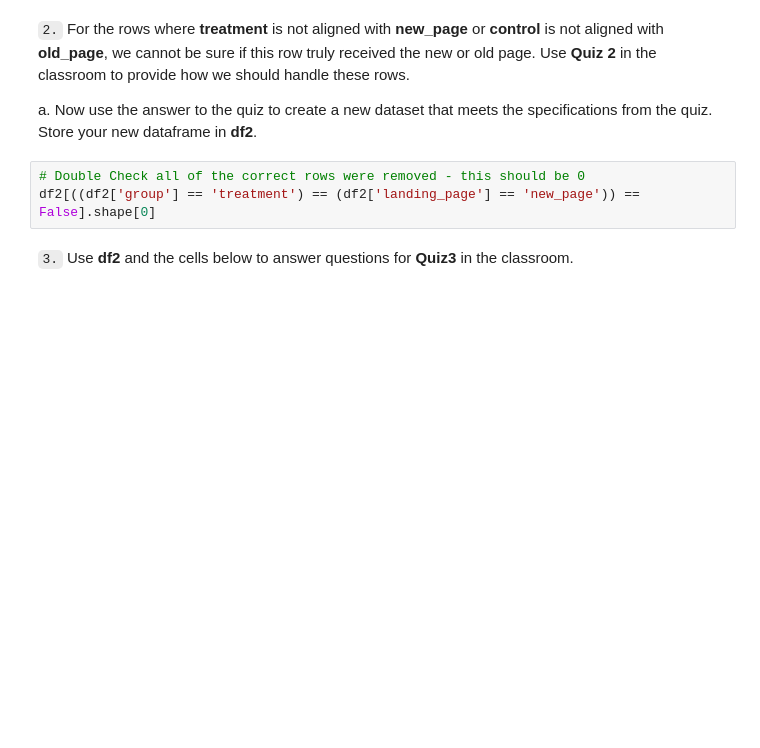
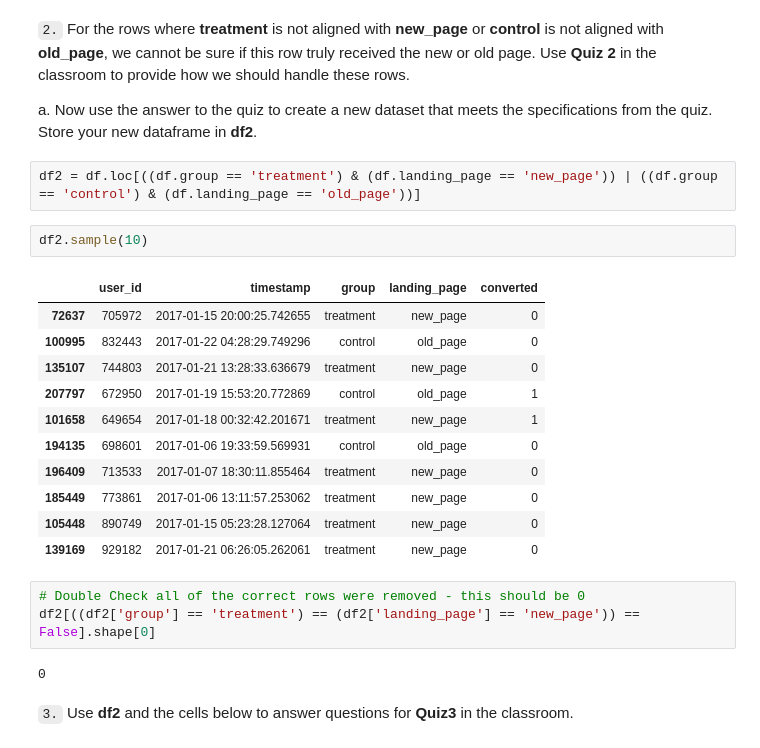
Before and after one commit to vitoralbano/ds-ii-ab-test, a Jupyter notebook: Analyze_ab_test_results_notebook.ipynb, the cells around one changed output. Drawn from its saved outputs; the diff is of its cells as text; blank space fills up the shorter version.

```diff
--- a/Analyze_ab_test_results_notebook.ipynb
+++ b/Analyze_ab_test_results_notebook.ipynb
@@ -84,9 +112,27 @@ display(Markdown('> {response} registros não preenchidos'.format(response=respo
 `2.` For the rows where **treatment** is not aligned with **new_page** or **control** is not aligned with **old_page**, we cannot be sure if this row truly received the new or old page.  Use **Quiz 2** in the classroom to provide how we should handle these rows.
 
 a. Now use the answer to the quiz to create a new dataset that meets the specifications from the quiz.  Store your new dataframe in **df2**.
+# %%
+df2 = df.loc[((df.group == 'treatment') & (df.landing_page == 'new_page')) | ((df.group == 'control') & (df.landing_page == 'old_page'))]
+# %%
+df2.sample(10)
+# %% [output]
+|  | user_id | timestamp | group | landing_page | converted |
+| 72637 | 705972 | 2017-01-15 20:00:25.742655 | treatment | new_page | 0 |
+| 100995 | 832443 | 2017-01-22 04:28:29.749296 | control | old_page | 0 |
+| 135107 | 744803 | 2017-01-21 13:28:33.636679 | treatment | new_page | 0 |
+| 207797 | 672950 | 2017-01-19 15:53:20.772869 | control | old_page | 1 |
+| 101658 | 649654 | 2017-01-18 00:32:42.201671 | treatment | new_page | 1 |
+| 194135 | 698601 | 2017-01-06 19:33:59.569931 | control | old_page | 0 |
+| 196409 | 713533 | 2017-01-07 18:30:11.855464 | treatment | new_page | 0 |
+| 185449 | 773861 | 2017-01-06 13:11:57.253062 | treatment | new_page | 0 |
+| 105448 | 890749 | 2017-01-15 05:23:28.127064 | treatment | new_page | 0 |
+| 139169 | 929182 | 2017-01-21 06:26:05.262061 | treatment | new_page | 0 |
 # %%
 # Double Check all of the correct rows were removed - this should be 0
 df2[((df2['group'] == 'treatment') == (df2['landing_page'] == 'new_page')) == False].shape[0]
+# %% [output]
+0
 # %% [markdown]
 `3.` Use **df2** and the cells below to answer questions for **Quiz3** in the classroom.
 # %% [markdown]
```
Also changed, not shown: parts of 14 cells of this notebook.
